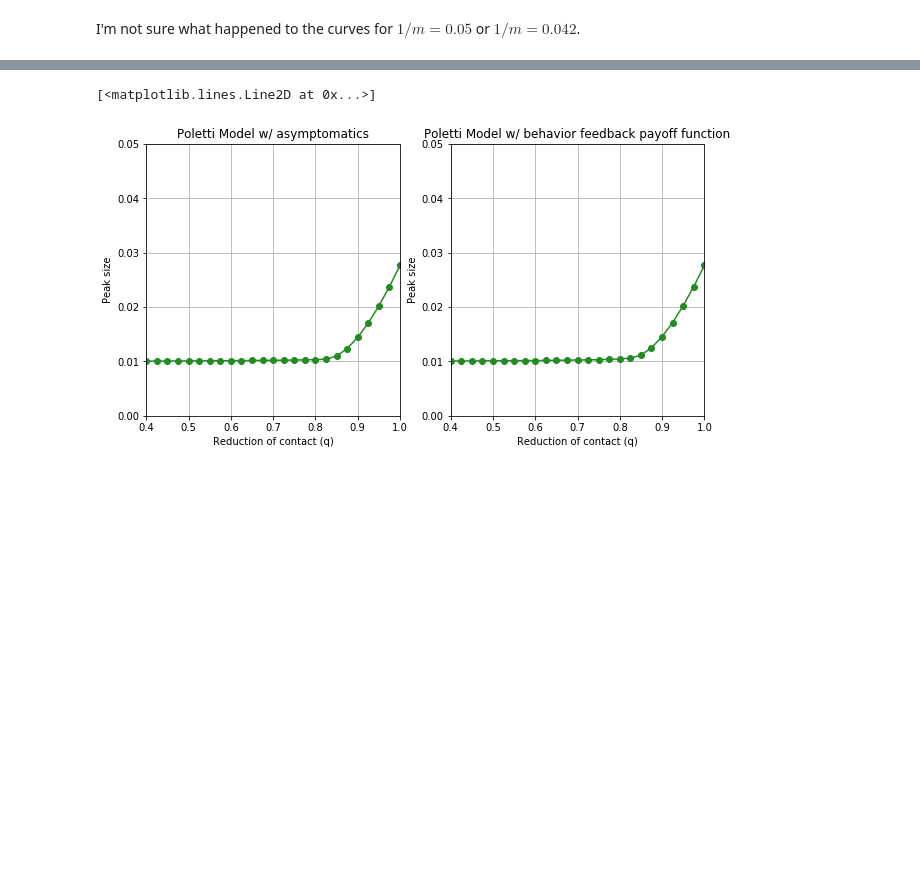
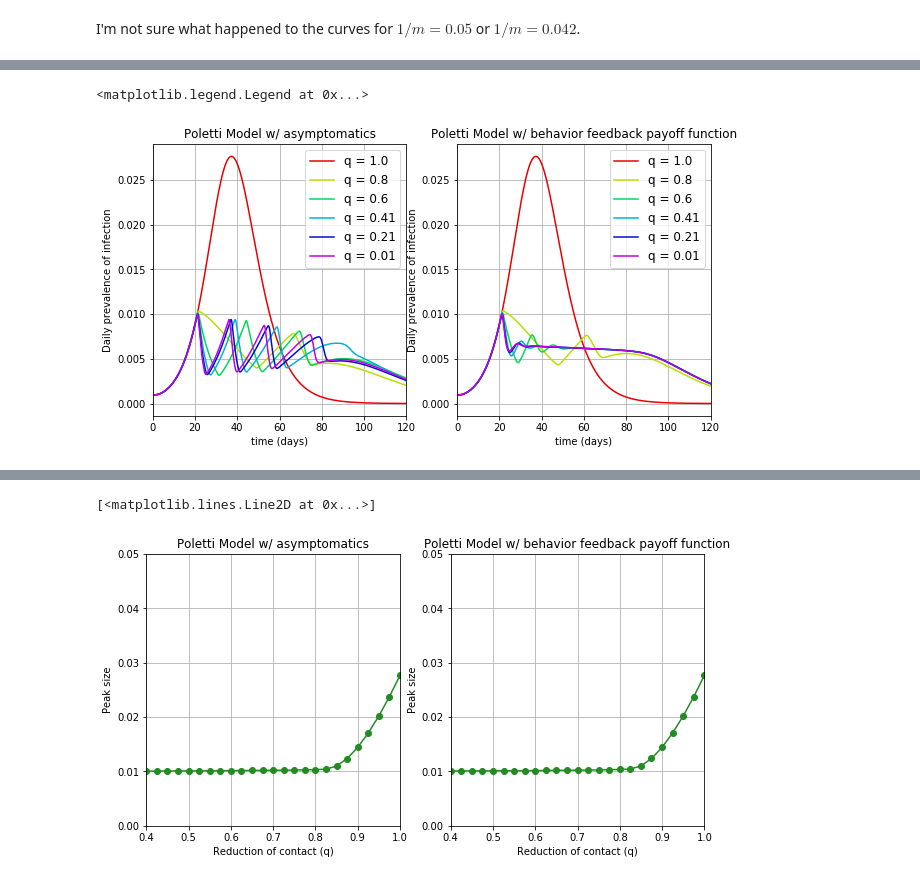
Before and after one commit to ajhaslam16/Impacts_of_behavior_SIR, a Jupyter notebook: Exploring_payoffB.ipynb, the cells around one changed output, grey strips where cells are left out. Saved outputs shown, nothing was run; the diff lists cells and outputs as text; code cells hidden in the pictures; blank space fills up the shorter version.

```diff
--- a/Exploring_payoffB.ipynb
+++ b/Exploring_payoffB.ipynb
@@ -292,32 +292,38 @@ time = np.arange(0,120,0.005)
 colors = ['#e60000','#b6e000','#00d951','#00b1d5','#0009d0','#c000e1']
 color_iter = iter(colors)
 
 fig, axes = plt.subplots(nrows=1, ncols=2, figsize=(10, 5))
 ax1 = axes[0]
 ax2 = axes[1]
 ax1.set(xlabel='time (days)', ylabel='Daily prevalence of infection')
 ax2.set(xlabel='time (days)', ylabel='Daily prevalence of infection')
 
 #ax.set_ylim((0,0.04))
 ax1.set_xlim((0,120))
 ax1.grid()
 ax2.set_xlim((0,120))
 ax2.grid()
 
 # q has such an important effect and it can really range from 0 to 1.
 # Let's try it all and we can zoom in later.
 for q_test in np.linspace(1,0.01,6):
 
     params = ODE_models.get_params(p=0.6,q=q_test)
 
-    sim_system = odeint(ODE_models.SIRan_system_payoffB, initial_state, time, args=(params,))
+    sim_system = odeint(ODE_models.SIRan_system, initial_state, time, args=(params,True))
     sim_systemB = odeint(ODE_models.SIRan_system_payoffB, initial_state, time, args=(params,))
 
     col = next(color_iter)
     #ax.plot(time, sim_system[:,-1], c=col, linestyle='--', label='rho = {}'.format(round(rho_test,2)))
     ax1.plot(time, sim_system[:,2], c=col, linestyle='-', label='q = {}'.format(round(q_test,2)))
     ax2.plot(time, sim_systemB[:,2], c=col, linestyle='-', label='q = {}'.format(round(q_test,2)))
 
+ax1.set_title('Poletti Model w/ asymptomatics')
+ax2.set_title('Poletti Model w/ behavior feedback payoff function')
+
 ax1.legend(loc='best',fontsize='large')
 ax2.legend(loc='best',fontsize='large')
+# %% [output]
+<matplotlib.legend.Legend at 0x...>
+[figure, added]
 # %% [markdown]
```
Also changed, not shown: parts of 31 cells of this notebook, 25 other files.
